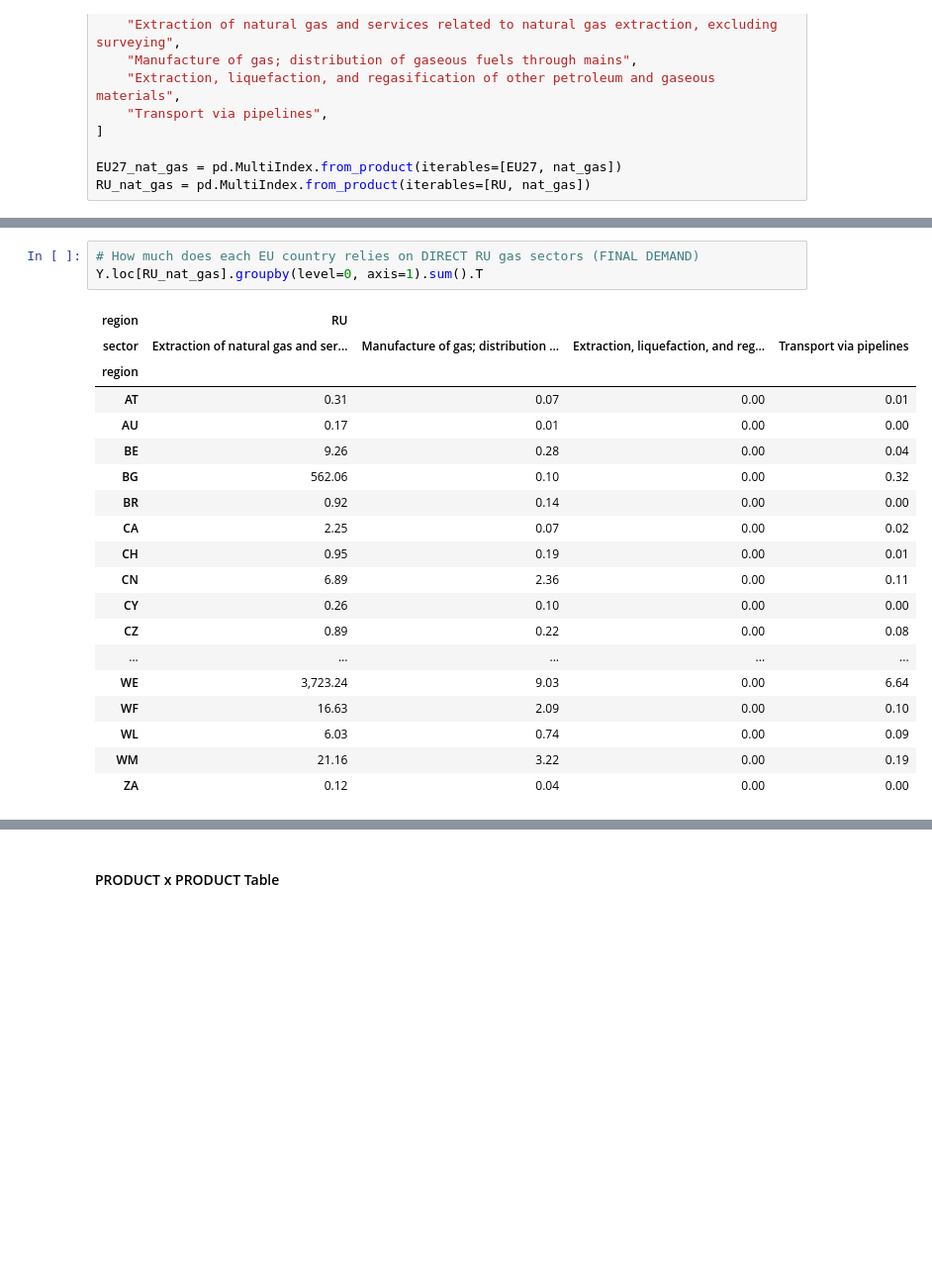
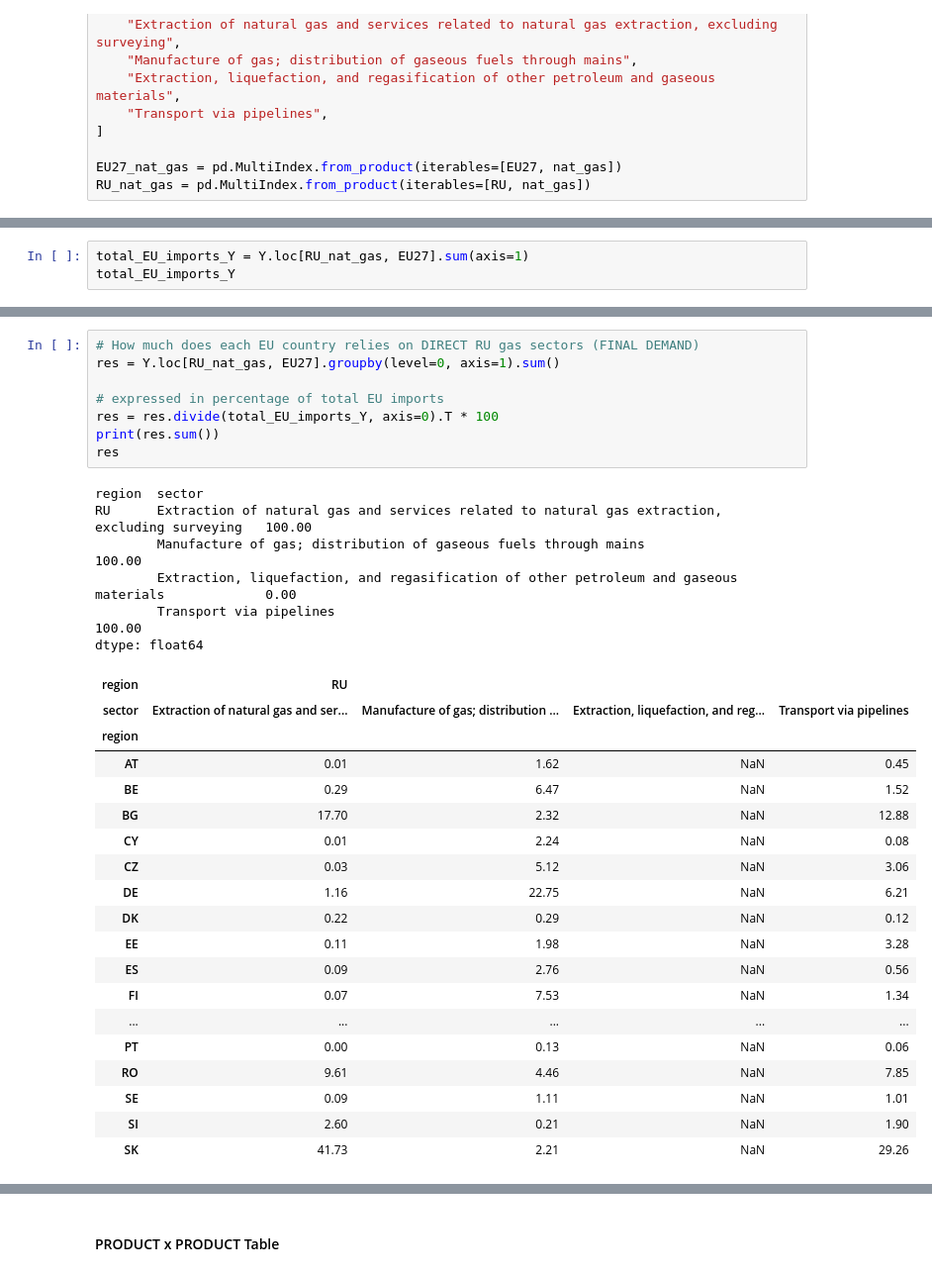
Before and after one commit to adrien-perello/EEIOA, a Jupyter notebook: notebooks/IGA.ipynb, the cells around one changed output, grey strips where cells are left out. Shown at 99% size. Saved outputs shown, nothing was run; the diff lists cells and outputs as text; blank space fills up the shorter version.

```diff
--- a/notebooks/IGA.ipynb
+++ b/notebooks/IGA.ipynb
@@ -100,0 +122,3 @@ Z.loc[RU_nat_gas].groupby(level=0, axis=1).sum().T
+# %%
+total_EU_imports_Y = Y.loc[RU_nat_gas, EU27].sum(axis=1)
+total_EU_imports_Y
@@ -101,25 +132,36 @@ Z.loc[RU_nat_gas].groupby(level=0, axis=1).sum().T
 # %%
 # How much does each EU country relies on DIRECT RU gas sectors (FINAL DEMAND)
-Y.loc[RU_nat_gas].groupby(level=0, axis=1).sum().T
+res = Y.loc[RU_nat_gas, EU27].groupby(level=0, axis=1).sum()
+
+# expressed in percentage of total EU imports
+res = res.divide(total_EU_imports_Y, axis=0).T * 100
+print(res.sum())
+res
 # %% [output]
+region  sector
+RU      Extraction of natural gas and services related to natural gas extraction, excluding surveying   100.00
+        Manufacture of gas; distribution of gaseous fuels through mains                                 100.00
+        Extraction, liquefaction, and regasification of other petroleum and gaseous materials             0.00
+        Transport via pipelines                                                                         100.00
+dtype: float64
 | region | RU |  |  |  |
 | sector | Extraction of natural gas and ser... | Manufacture of gas; distribution ... | Extraction, liquefaction, and reg... | Transport via pipelines |
 | region |  |  |  |  |
-| AT | 0.31 | 0.07 | 0.00 | 0.01 |
-| AU | 0.17 | 0.01 | 0.00 | 0.00 |
-| BE | 9.26 | 0.28 | 0.00 | 0.04 |
-| BG | 562.06 | 0.10 | 0.00 | 0.32 |
-| BR | 0.92 | 0.14 | 0.00 | 0.00 |
-| CA | 2.25 | 0.07 | 0.00 | 0.02 |
-| CH | 0.95 | 0.19 | 0.00 | 0.01 |
-| CN | 6.89 | 2.36 | 0.00 | 0.11 |
-| CY | 0.26 | 0.10 | 0.00 | 0.00 |
-| CZ | 0.89 | 0.22 | 0.00 | 0.08 |
+| AT | 0.01 | 1.62 | NaN | 0.45 |
+| BE | 0.29 | 6.47 | NaN | 1.52 |
+| BG | 17.70 | 2.32 | NaN | 12.88 |
+| CY | 0.01 | 2.24 | NaN | 0.08 |
+| CZ | 0.03 | 5.12 | NaN | 3.06 |
+| DE | 1.16 | 22.75 | NaN | 6.21 |
+| DK | 0.22 | 0.29 | NaN | 0.12 |
+| EE | 0.11 | 1.98 | NaN | 3.28 |
+| ES | 0.09 | 2.76 | NaN | 0.56 |
+| FI | 0.07 | 7.53 | NaN | 1.34 |
 | ... | ... | ... | ... | ... |
-| WE | 3,723.24 | 9.03 | 0.00 | 6.64 |
-| WF | 16.63 | 2.09 | 0.00 | 0.10 |
-| WL | 6.03 | 0.74 | 0.00 | 0.09 |
-| WM | 21.16 | 3.22 | 0.00 | 0.19 |
-| ZA | 0.12 | 0.04 | 0.00 | 0.00 |
+| PT | 0.00 | 0.13 | NaN | 0.06 |
+| RO | 9.61 | 4.46 | NaN | 7.85 |
+| SE | 0.09 | 1.11 | NaN | 1.01 |
+| SI | 2.60 | 0.21 | NaN | 1.90 |
+| SK | 41.73 | 2.21 | NaN | 29.26 |
 # %%
 # THE CASE OF GERMANY (INTER INDUSTRY)
```
Also changed, not shown: parts of 12 cells of this notebook.
